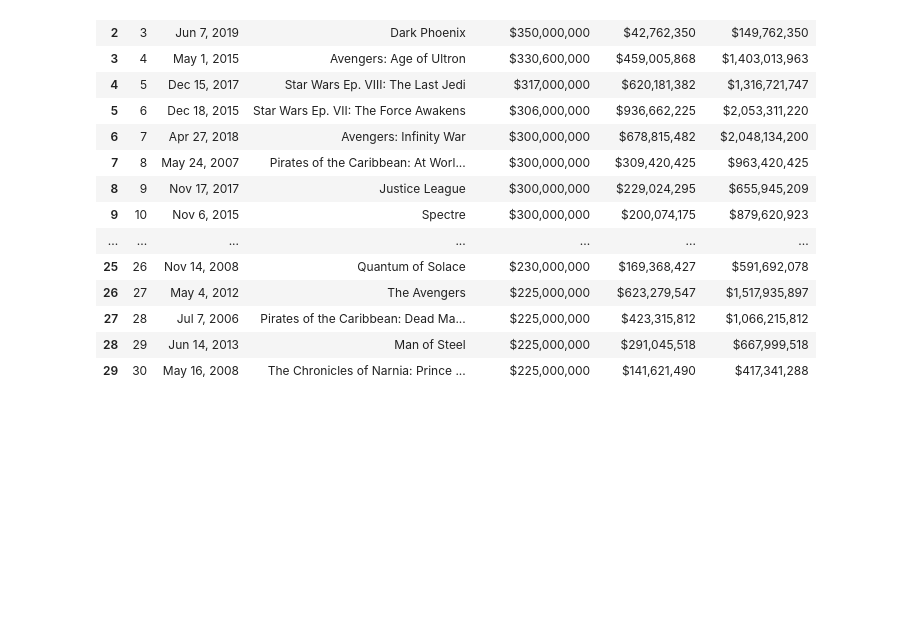
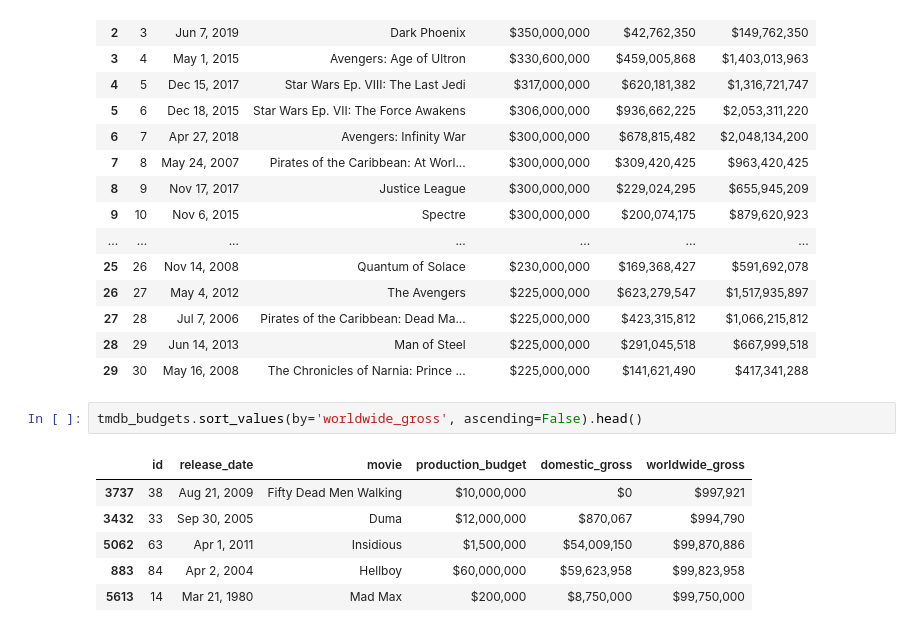
Before and after one commit to itcalderon/2020-movie-analysis, a Jupyter notebook: Data Exploration.ipynb, the cells around one changed output. Cells and saved outputs as stored; diff of their text form; blank space fills up the shorter version.

```diff
--- a/Data Exploration.ipynb
+++ b/Data Exploration.ipynb
@@ -219,3 +248,12 @@ tmdb_budgets.head(30)
 | 27 | 28 | Jul 7, 2006 | Pirates of the Caribbean: Dead Ma... | $225,000,000 | $423,315,812 | $1,066,215,812 |
 | 28 | 29 | Jun 14, 2013 | Man of Steel | $225,000,000 | $291,045,518 | $667,999,518 |
 | 29 | 30 | May 16, 2008 | The Chronicles of Narnia: Prince ... | $225,000,000 | $141,621,490 | $417,341,288 |
+# %%
+tmdb_budgets.sort_values(by='worldwide_gross', ascending=False).head()
+# %% [output]
+|  | id | release_date | movie | production_budget | domestic_gross | worldwide_gross |
+| 3737 | 38 | Aug 21, 2009 | Fifty Dead Men Walking | $10,000,000 | $0 | $997,921 |
+| 3432 | 33 | Sep 30, 2005 | Duma | $12,000,000 | $870,067 | $994,790 |
+| 5062 | 63 | Apr 1, 2011 | Insidious | $1,500,000 | $54,009,150 | $99,870,886 |
+| 883 | 84 | Apr 2, 2004 | Hellboy | $60,000,000 | $59,623,958 | $99,823,958 |
+| 5613 | 14 | Mar 21, 1980 | Mad Max | $200,000 | $8,750,000 | $99,750,000 |
```
Also changed, not shown: parts of 6 cells of this notebook, 1 other file.
